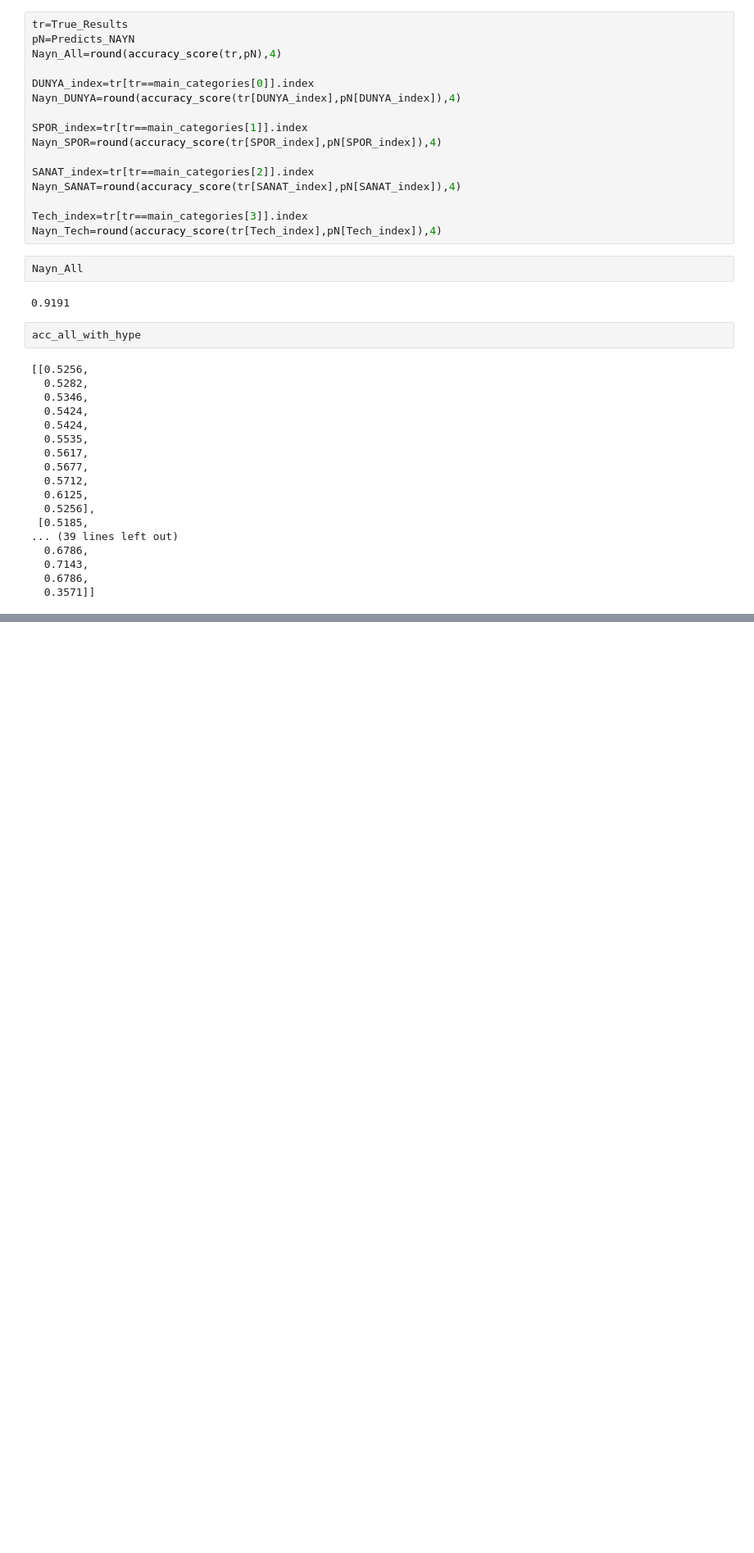
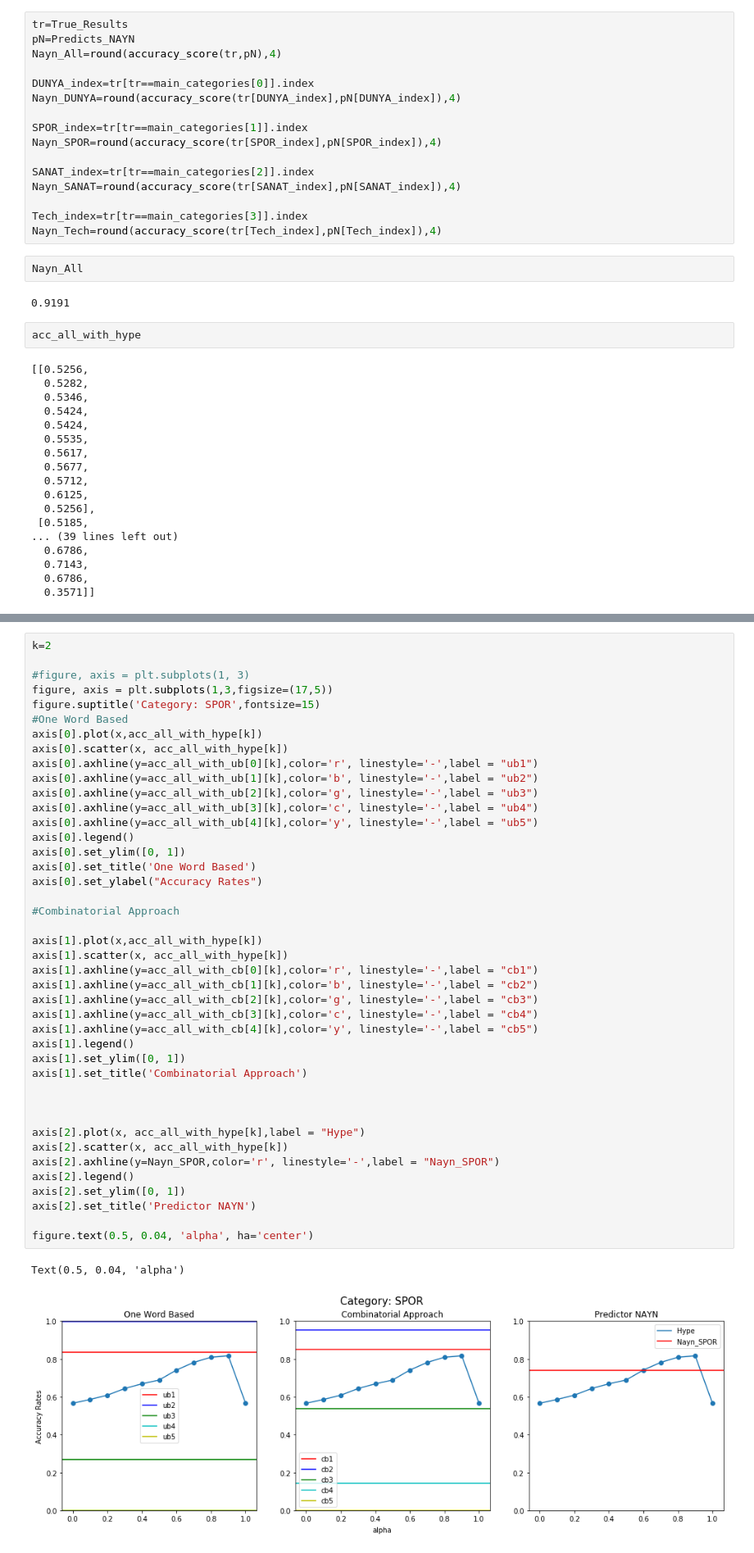
Before and after one commit to matahmet/NAYN-Project, a Jupyter notebook: 4_Some_Advanced_Examinations/Genaral Comparisons For Main Categories/Analysis_ALL.ipynb, the cells around one changed output, grey strips where cells are left out. Shown at 82% size. Saved outputs shown, nothing was run; the diff lists cells and outputs as text; blank space fills up the shorter version.

```diff
--- a/4_Some_Advanced_Examinations/Genaral Comparisons For Main Categories/Analysis_ALL.ipynb
+++ b/4_Some_Advanced_Examinations/Genaral Comparisons For Main Categories/Analysis_ALL.ipynb
@@ -216,0 +264,45 @@ Text(0.5, 0.04, 'alpha')
+# %%
+k=2
+
+#figure, axis = plt.subplots(1, 3)
+figure, axis = plt.subplots(1,3,figsize=(17,5))
+figure.suptitle('Category: SPOR',fontsize=15)
+#One Word Based
+axis[0].plot(x,acc_all_with_hype[k])
+axis[0].scatter(x, acc_all_with_hype[k])
+axis[0].axhline(y=acc_all_with_ub[0][k],color='r', linestyle='-',label = "ub1")
+axis[0].axhline(y=acc_all_with_ub[1][k],color='b', linestyle='-',label = "ub2")
+axis[0].axhline(y=acc_all_with_ub[2][k],color='g', linestyle='-',label = "ub3")
+axis[0].axhline(y=acc_all_with_ub[3][k],color='c', linestyle='-',label = "ub4")
+axis[0].axhline(y=acc_all_with_ub[4][k],color='y', linestyle='-',label = "ub5")
+axis[0].legend()
+axis[0].set_ylim([0, 1])
+axis[0].set_title('One Word Based')
+axis[0].set_ylabel("Accuracy Rates")
+
+#Combinatorial Approach
+
+axis[1].plot(x,acc_all_with_hype[k])
+axis[1].scatter(x, acc_all_with_hype[k])
+axis[1].axhline(y=acc_all_with_cb[0][k],color='r', linestyle='-',label = "cb1")
+axis[1].axhline(y=acc_all_with_cb[1][k],color='b', linestyle='-',label = "cb2")
+axis[1].axhline(y=acc_all_with_cb[2][k],color='g', linestyle='-',label = "cb3")
+axis[1].axhline(y=acc_all_with_cb[3][k],color='c', linestyle='-',label = "cb4")
+axis[1].axhline(y=acc_all_with_cb[4][k],color='y', linestyle='-',label = "cb5")
+axis[1].legend()
+axis[1].set_ylim([0, 1])
+axis[1].set_title('Combinatorial Approach')
+
+
+
+axis[2].plot(x, acc_all_with_hype[k],label = "Hype")
+axis[2].scatter(x, acc_all_with_hype[k])
+axis[2].axhline(y=Nayn_SPOR,color='r', linestyle='-',label = "Nayn_SPOR")
+axis[2].legend()
+axis[2].set_ylim([0, 1])
+axis[2].set_title('Predictor NAYN')
+
+figure.text(0.5, 0.04, 'alpha', ha='center')
+# %% [output]
+Text(0.5, 0.04, 'alpha')
+[figure, added]
```
Also changed, not shown: parts of 4 cells of this notebook.
